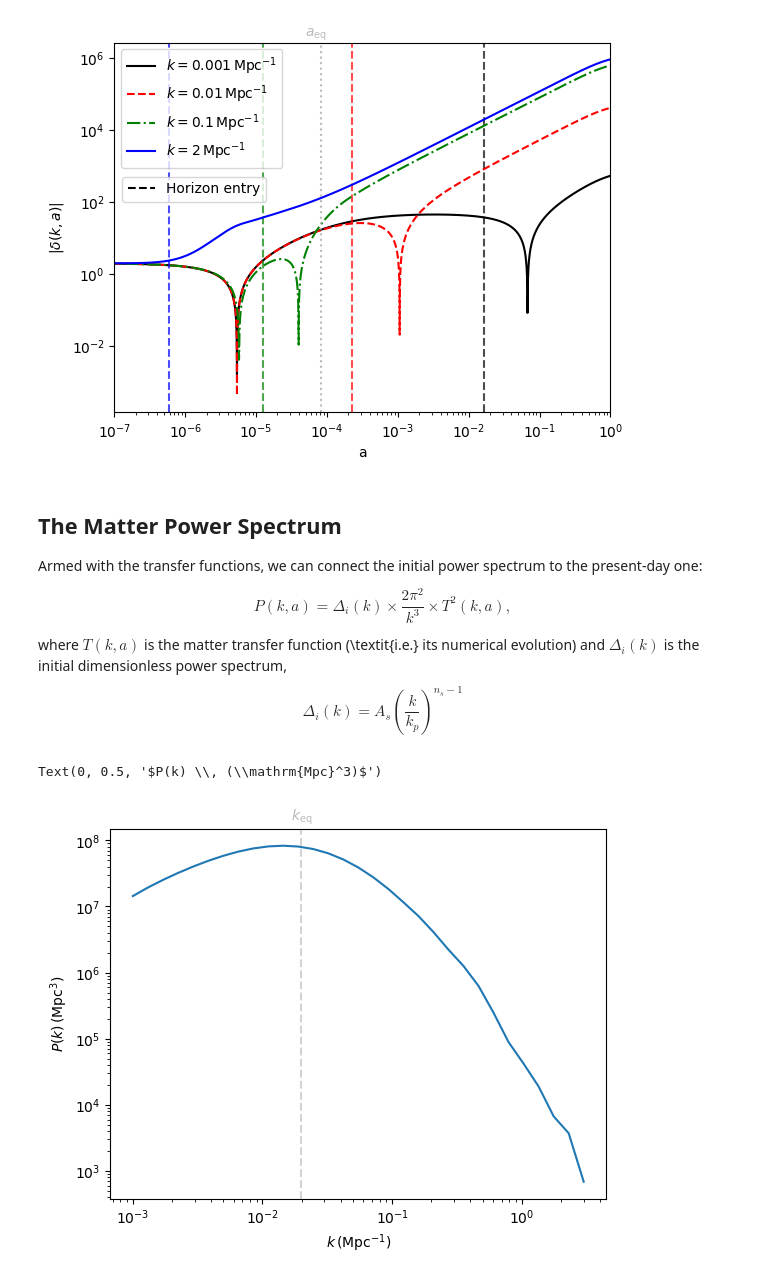
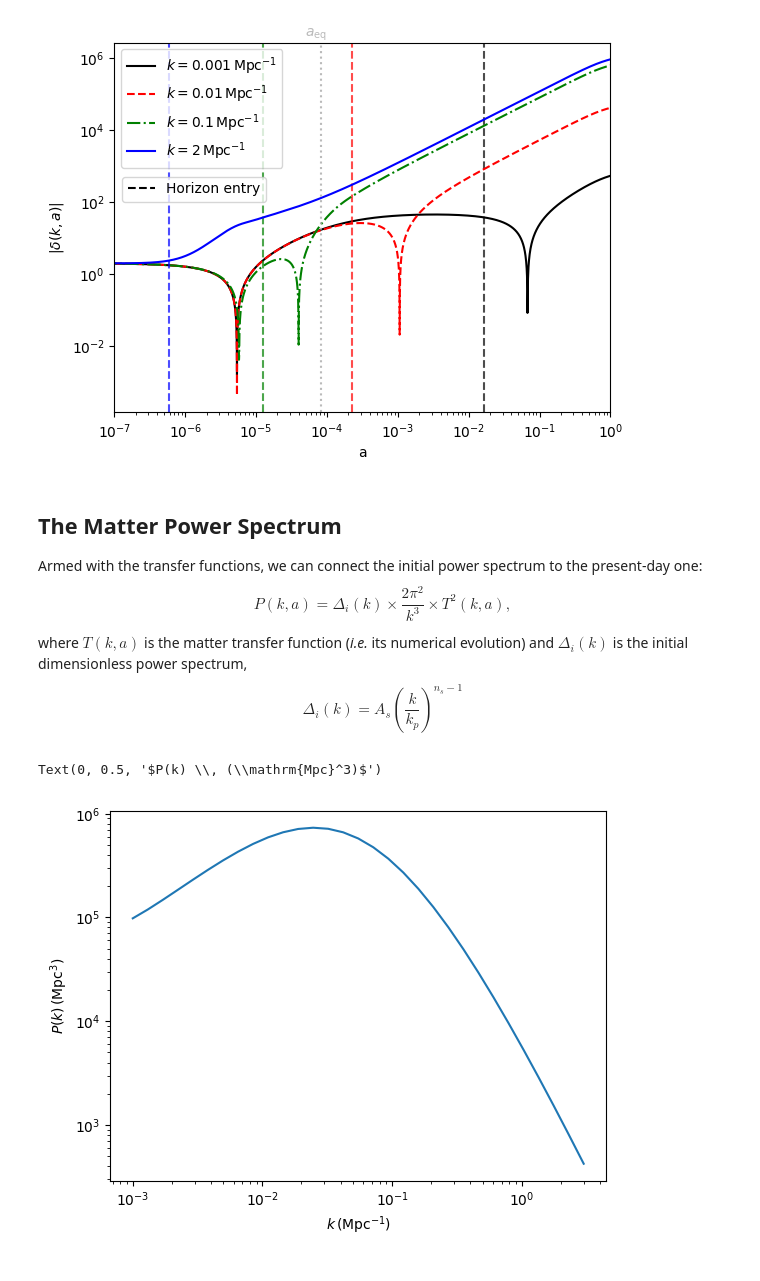
Before and after one commit to joaoreboucas1/bolt, a Jupyter notebook: tests.ipynb, the cells around one changed output. Saved outputs shown, nothing was run; the diff lists cells and outputs as text; code cells hidden in the pictures.

```diff
--- a/tests.ipynb
+++ b/tests.ipynb
@@ -37,0 +12,19 @@ a, results = pybolt.solve_system_for_ks(c, ks)
+# %%
+reload(bolt)
+reload(pybolt)
+c = bolt.InitCosmo(0.7, 0.3)
+c_py = pybolt.Cosmo(0.7, 0.3)
+delta_cs = {}
+delta_cs_py = {}
+ks = [0.001, 0.01, 0.1, 2]
+for k in ks:
+    aa, r_py = pybolt.integrate(c_py, k)
+    delta_cs_py[k] = r_py[:, 0]
+    aa, r = bolt.integrate(c, k).as_arrays()
+    delta_cs[k] = [r[i][0] for i in range(4000)]
+# %%
+for k in ks:
+    # plt.loglog(aa, np.abs(delta_cs_py[k]))
+    plt.loglog(aa, np.abs(delta_cs[k]), label=f"$k = {k}$")
+plt.xlim([1e-7, 1])
+plt.legend()
@@ -70,34 +66,34 @@ ax.legend(handles=[line], bbox_to_anchor=(0.32, 0.55))
 ## The Matter Power Spectrum
 
 Armed with the transfer functions, we can connect the initial power spectrum to the present-day one:
-
-\begin{equation}
+\begin{equation*}
     P(k, a) = \Delta_i(k) \times \frac{2\pi^2}{k^3} \times T^2(k, a),
-\end{equation}
-where $T(k, a)$ is the matter transfer function (\textit{i.e.} its numerical evolution) and $\Delta_i(k)$ is the initial dimensionless power spectrum,
-\begin{equation}
+\end{equation*}
+where $T(k, a)$ is the matter transfer function (*i.e.* its numerical evolution) and $\Delta_i(k)$ is the initial dimensionless power spectrum,
+\begin{equation*}
     \Delta_i(k) = A_s\left( \frac{k}{k_p}\right)^{n_s - 1}
-\end{equation}
+\end{equation*}
-# %%
-ks = np.logspace(-3, np.log10(3), 31)
-a, results = solve_system_for_ks(ks)
+# %%
+ks = np.logspace(-3, np.log10(3), 31)
+results = []
+for k in ks:
+    a, r = bolt.integrate(c, k).as_arrays()
+    results.append([r[i][0] for i in range(4000)])
+results = np.array(results)
 # %%
 # Collecting power spectra
 As = 2.1e-9
 ns = 0.96
 Pk = []
 for result, k in zip(results, ks):
-    delta_m, theta_m, delta_gamma, theta_gamma, Phi = result.T
+    delta_m = result.T
     delta_m_now = delta_m[-1]
     Pk_at_k = As*(k/0.05)**(ns-1) * 2 * np.pi**2 / k**3 * delta_m_now**2
     Pk.append(Pk_at_k)
 
-k_eq = H_curly(a_eq)
-plt.axvline(k_eq, color="lightgray", ls="--")
-plt.text(k_eq/1.2, 2e8, r"$k_\mathrm{eq}$", c="darkgray", alpha=0.8)
 plt.loglog(ks, Pk)
 plt.xlabel(r"$k \, (\mathrm{Mpc}^{-1})$")
 plt.ylabel(r"$P(k) \, (\mathrm{Mpc}^3)$")
 # %% [output]
 Text(0, 0.5, '$P(k) \\, (\\mathrm{Mpc}^3)$')
-[figure, old version]
+[figure, new version]
```
Also changed, not shown: parts of 7 cells of this notebook, 2 other files.
